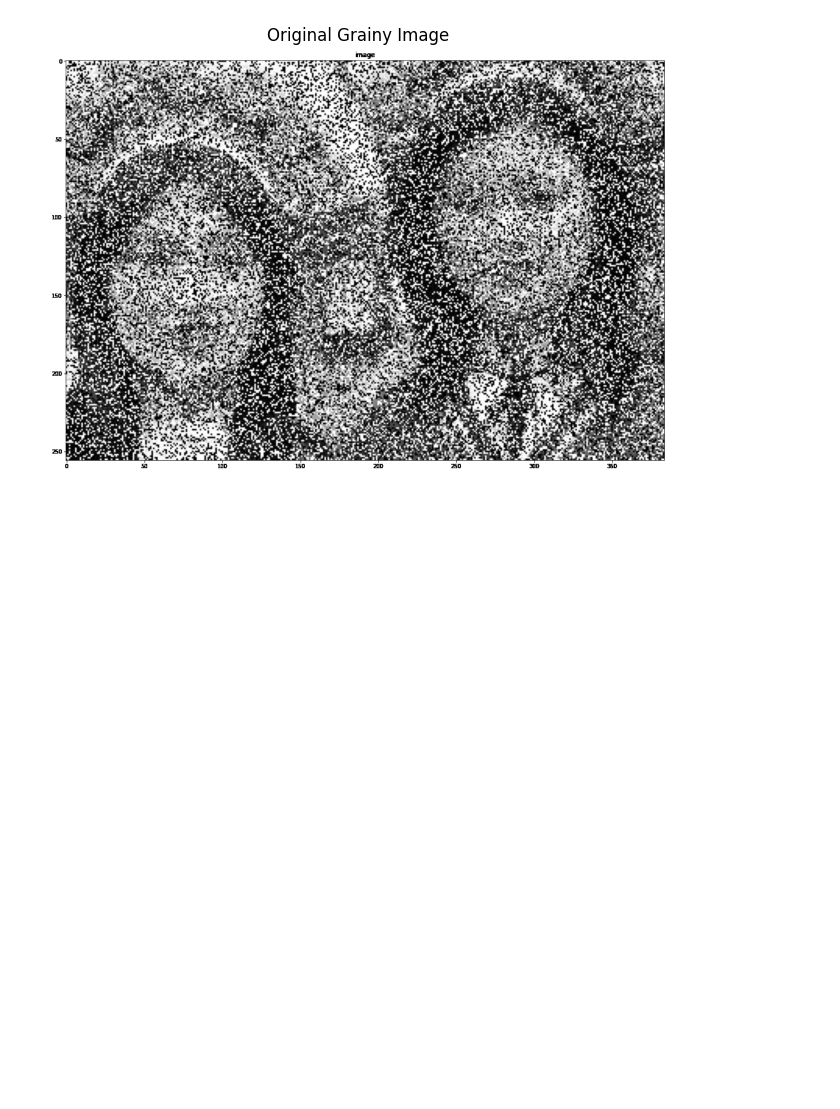
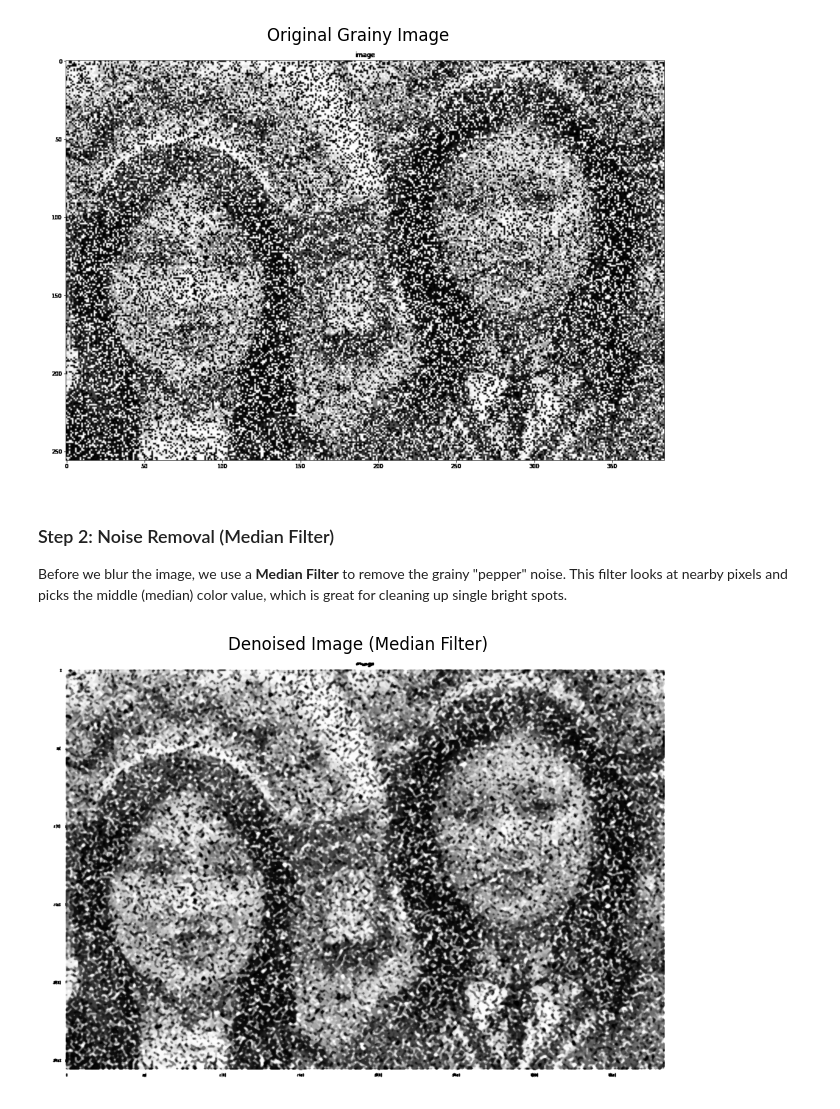
Before and after one commit to daniel-rajakumar/College, a Jupyter notebook: ComputerVision/labs/5/five.ipynb, the cells around one changed output. Cells and saved outputs as stored; diff of their text form; code cells hidden in the pictures; blank space fills up the shorter version.

```diff
--- a/ComputerVision/labs/5/five.ipynb
+++ b/ComputerVision/labs/5/five.ipynb
@@ -33,4 +33,12 @@ img = cv2.imread("face_noise.png", cv2.IMREAD_GRAYSCALE)
 show_image(img, 'Original Grainy Image')
 # %% [output]
 [figure]
+# %% [markdown]
+### Step 2: Noise Removal (Median Filter)
+Before we blur the image, we use a **Median Filter** to remove the grainy "pepper" noise. This filter looks at nearby pixels and picks the middle (median) color value, which is great for cleaning up single bright spots.
+# %%
+denoised = cv2.medianBlur(img, 5)
+show_image(denoised, 'Denoised Image (Median Filter)')
+# %% [output]
+[figure, added]
 # %% [markdown]
```
Also changed, not shown: parts of 6 cells of this notebook, 2 other files.
